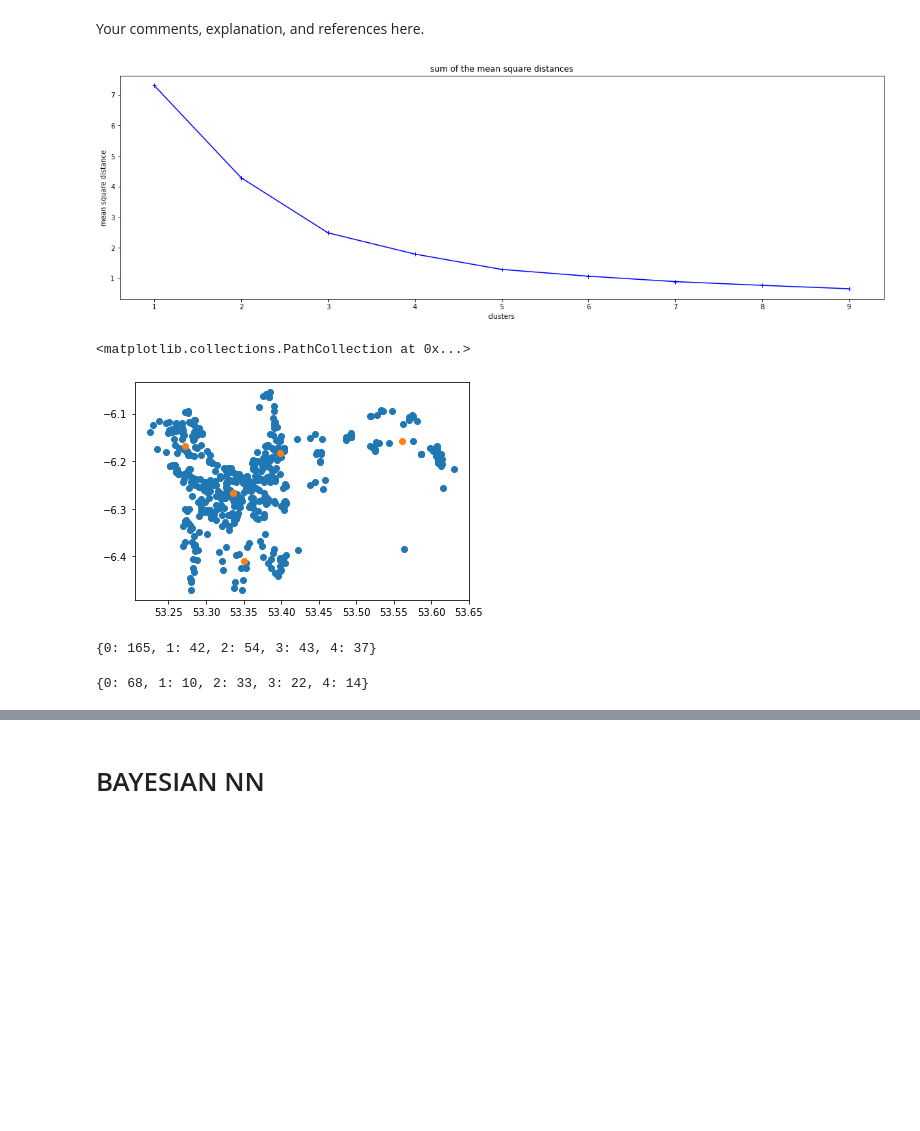
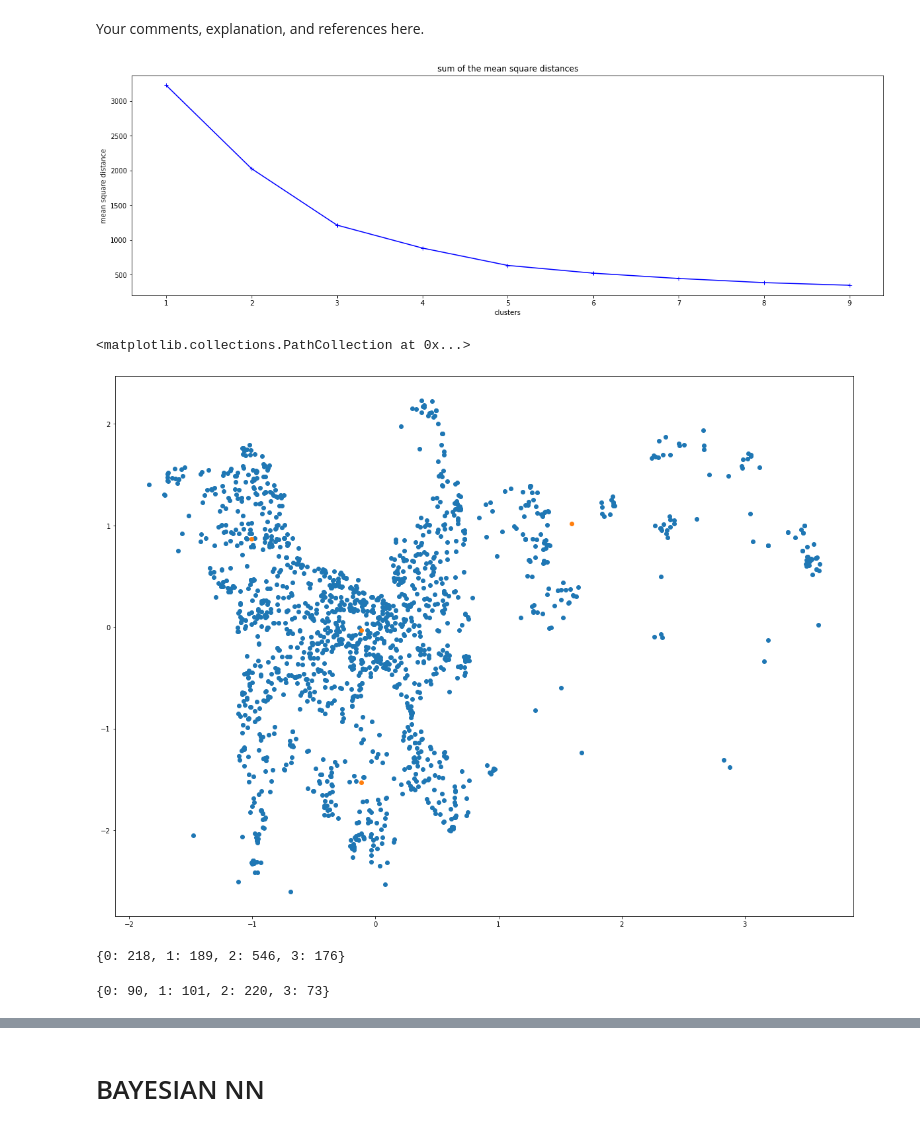
Before and after one commit to aoudjit/aoudjit, a Jupyter notebook: ET5003_KaggleCompetition_Aziz_AOUDJIT_20201281.ipynb, the cells around one changed output, grey strips where cells are left out. Cells and saved outputs as stored; diff of their text form; code cells hidden in the pictures; blank space fills up the shorter version.

```diff
--- a/ET5003_KaggleCompetition_Aziz_AOUDJIT_20201281.ipynb
+++ b/ET5003_KaggleCompetition_Aziz_AOUDJIT_20201281.ipynb
@@ -326,0 +813,4 @@ Your comments, explanation, and references here.
+# %%
+xtrain_feat = ['Latitude','Longitude','Num_Bathrooms','Num_Beds','Surface','BER_class_enc','Location','Feat1','Feat2','Feat3']
+# dropna: remove missing values
+newX_train = X_train[xtrain_feat].dropna(axis=0)
@@ -326,0 +832,7 @@ Your comments, explanation, and references here.
+# %%
+nlp2 = NlpPipeline (X_val.Description,excluded_words)
+data2 = nlp2.build()
+data_df2 = pd.DataFrame(np.array(data2)).add_prefix('C')
+features_val = vectorizer.transform(data_df2.C0)
+reduced_features_val = pca.transform(features_val.toarray())
+print(reduced_features_val.shape)
@@ -326,0 +841,12 @@ Your comments, explanation, and references here.
+# %%
+X_val['Feat1'] = reduced_features_val.T[0]
+X_val['Feat2'] = reduced_features_val.T[1]
+X_val['Feat3'] = reduced_features_val.T[2]
+#X_val['Feat4'] = reduced_features_val.T[3]
+xval_feat = ['Latitude','Longitude','Num_Bathrooms','Num_Beds','Surface','BER_class_enc','Location','Feat1','Feat2','Feat3']
+# dropna: remove missing values
+newX_val = X_val[xval_feat].dropna(axis=0)
+pred_test = reg.predict(newX_val)
+print ("R2 Score =",r2_score(y_val, pred_test))
+print("MAE = ",(np.mean(abs(pred_test - y_val))))
+print("MAPE = ",(np.mean(abs(pred_test - y_val) / y_val)))
@@ -372,10 +873,11 @@ def plot(Ypred,ylog):
 # %%
 from sklearn.cluster import KMeans
-X_ind = np.vstack([X_train[:,ind],X_val[:,ind]])
+ind=[0,1]
+X_ind = np.vstack([np.array(newX_train)[:,ind],np.array(newX_val)[:,ind]])
 inertia = []
 indexes = []
 for cls in range(1, 10):
-    kmeans = KMeans(init='random', n_clusters=cls, max_iter=500).fit(X_ind)
+    kmeans = KMeans(init='random', n_clusters=cls, max_iter=500).fit(np.array(X_ind))
     inertia.append( kmeans.inertia_)
     indexes.append( cls)
 
@@ -388,35 +890,34 @@ plt.ylabel("mean square distance")
 plt.title("sum of the mean square distances")
 plt.show()
 # %% [output]
-[figure, old version]
+[figure, new version]
 # %%
 # training gaussian mixture model
 from sklearn.mixture import GaussianMixture
 dftrain.head()
-gmm = GaussianMixture(n_components=5)
-# clustering by features latitude, longitude
-ind=[0,1]
-X_ind = np.vstack([X_train[:,ind],X_val[:,ind]])
+gmm = GaussianMixture(n_components=4)
+
 # Gaussian Mixture
+
 gmm.fit(X_ind)
 # plot blue dots
 plt.scatter(X_ind[:,0],X_ind[:,1])
 # centroids:  orange dots
 plt.scatter(gmm.means_[:,0],gmm.means_[:,1])
 # %% [output]
 <matplotlib.collections.PathCollection at 0x...>
-[figure, old version]
+[figure, new version]
 # %%
 # train clusters
-clusters_train = gmm.predict(X_train[:,ind])
+clusters_train = gmm.predict(np.array(newX_train)[:,ind])
 unique_train, counts_train = np.unique(clusters_train, return_counts=True)
 dict(zip(unique_train, counts_train))
 # %% [output]
-{0: 165, 1: 42, 2: 54, 3: 43, 4: 37}
+{0: 218, 1: 189, 2: 546, 3: 176}
 # %%
 # test clusters
-clusters_test = gmm.predict(X_val[:,ind])
+clusters_test = gmm.predict(np.array(newX_val)[:,ind])
 unique_test, counts_test = np.unique(clusters_test, return_counts=True)
 dict(zip(unique_test, counts_test))
 # %% [output]
-{0: 68, 1: 10, 2: 33, 3: 22, 4: 14}
+{0: 90, 1: 101, 2: 220, 3: 73}
```
Also changed, not shown: parts of 110 cells of this notebook.
